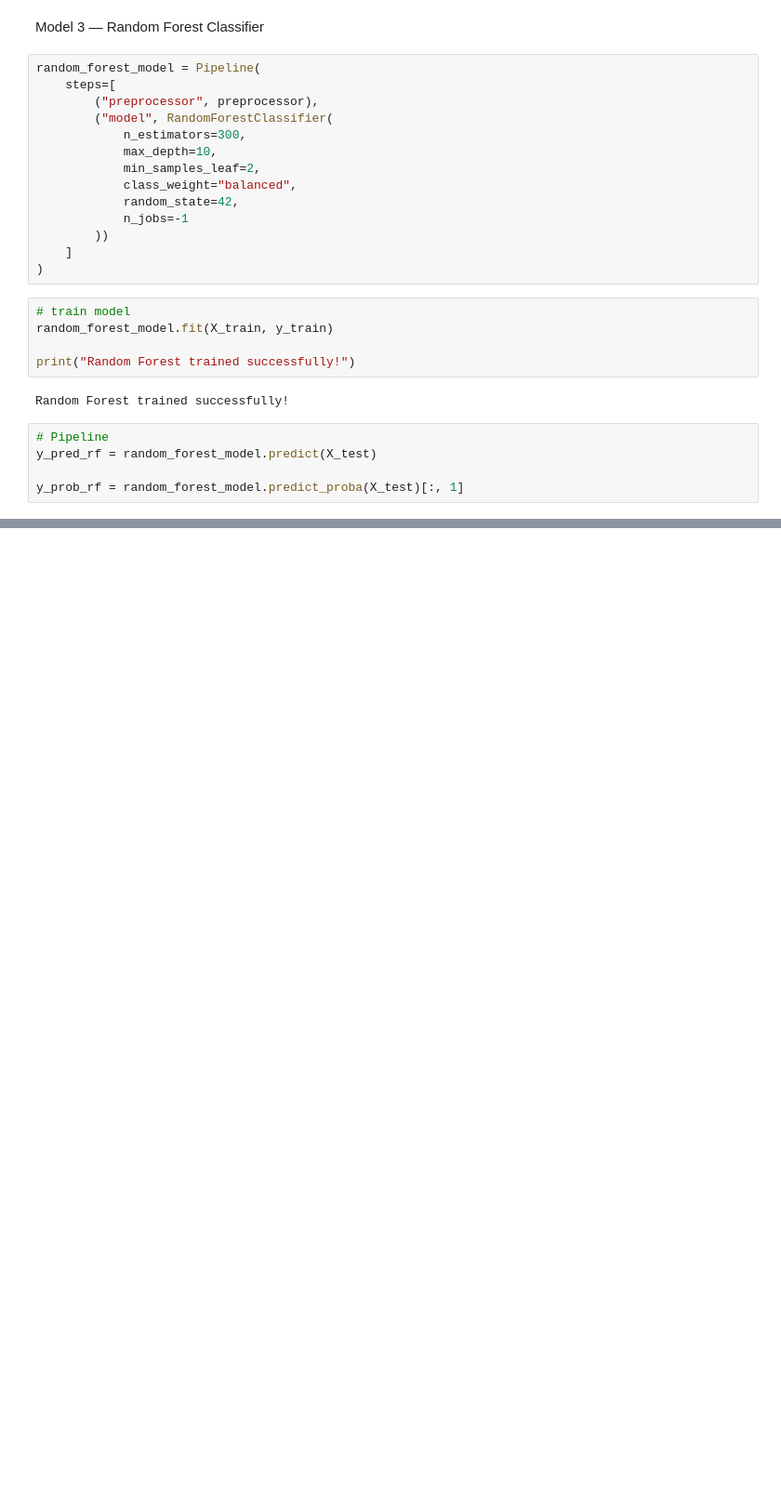
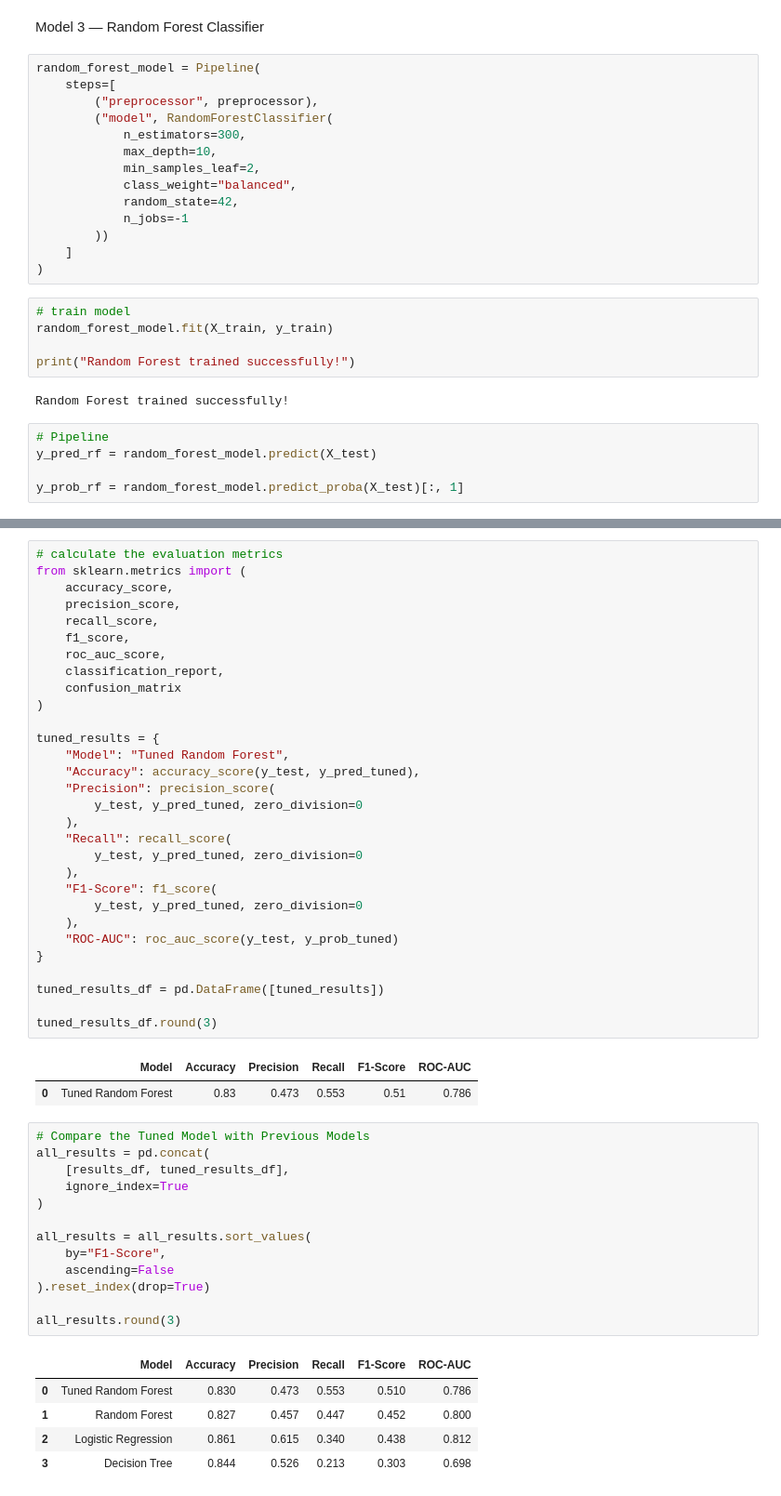
Before and after one commit to malakarsatyam25/employee-attrition-prediction, a Jupyter notebook: notebook/04_model_training.ipynb, the cells around one changed output, grey strips where cells are left out. Shown at 93% size. Cells and saved outputs as stored; diff of their text form; blank space fills up the shorter version.

```diff
--- a/notebook/04_model_training.ipynb
+++ b/notebook/04_model_training.ipynb
@@ -230,0 +530,52 @@ y_prob_rf = random_forest_model.predict_proba(X_test)[:, 1]
+# %%
+# calculate the evaluation metrics
+from sklearn.metrics import (
+    accuracy_score,
+    precision_score,
+    recall_score,
+    f1_score,
+    roc_auc_score,
+    classification_report,
+    confusion_matrix
+)
+
+tuned_results = {
+    "Model": "Tuned Random Forest",
+    "Accuracy": accuracy_score(y_test, y_pred_tuned),
+    "Precision": precision_score(
+        y_test, y_pred_tuned, zero_division=0
+    ),
+    "Recall": recall_score(
+        y_test, y_pred_tuned, zero_division=0
+    ),
+    "F1-Score": f1_score(
+        y_test, y_pred_tuned, zero_division=0
+    ),
+    "ROC-AUC": roc_auc_score(y_test, y_prob_tuned)
+}
+
+tuned_results_df = pd.DataFrame([tuned_results])
+
+tuned_results_df.round(3)
+# %% [output]
+|  | Model | Accuracy | Precision | Recall | F1-Score | ROC-AUC |
+| 0 | Tuned Random Forest | 0.83 | 0.473 | 0.553 | 0.51 | 0.786 |
+# %%
+# Compare the Tuned Model with Previous Models
+all_results = pd.concat(
+    [results_df, tuned_results_df],
+    ignore_index=True
+)
+
+all_results = all_results.sort_values(
+    by="F1-Score",
+    ascending=False
+).reset_index(drop=True)
+
+all_results.round(3)
+# %% [output]
+|  | Model | Accuracy | Precision | Recall | F1-Score | ROC-AUC |
+| 0 | Tuned Random Forest | 0.830 | 0.473 | 0.553 | 0.510 | 0.786 |
+| 1 | Random Forest | 0.827 | 0.457 | 0.447 | 0.452 | 0.800 |
+| 2 | Logistic Regression | 0.861 | 0.615 | 0.340 | 0.438 | 0.812 |
+| 3 | Decision Tree | 0.844 | 0.526 | 0.213 | 0.303 | 0.698 |
```
Also changed, not shown: parts of 41 cells of this notebook, 4 other files.
